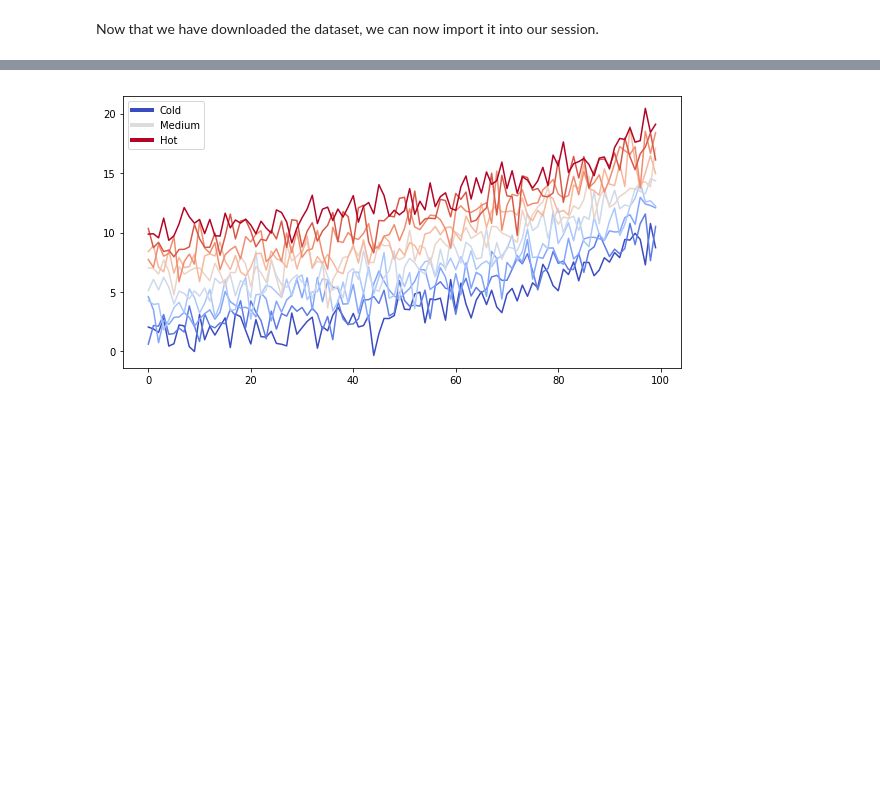
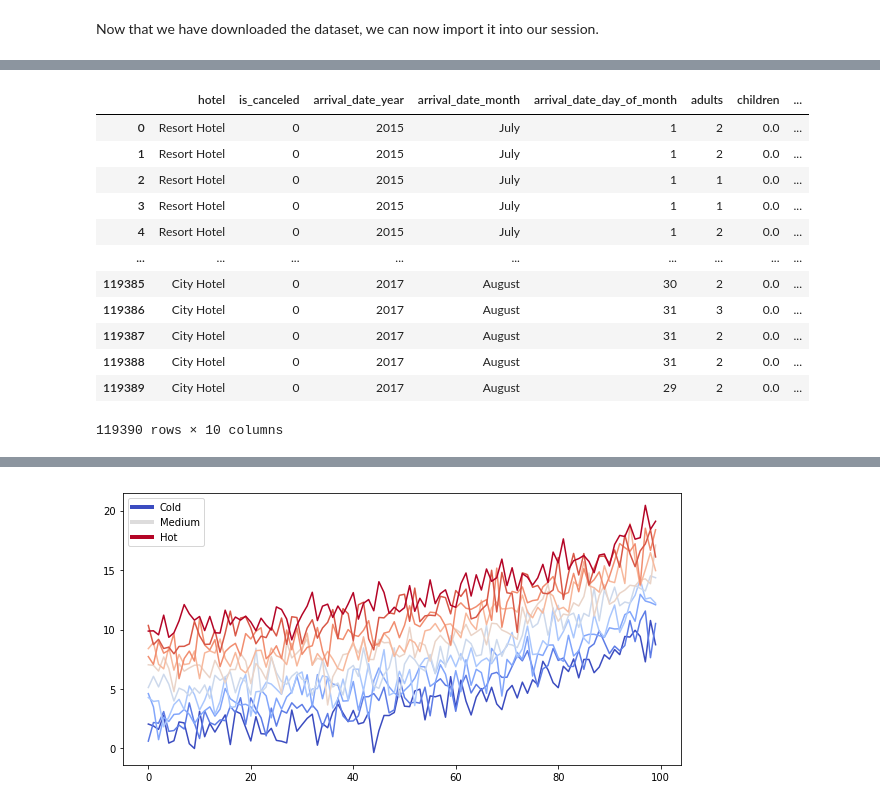
Before and after one commit to avisionh/analysis-structuralbreak, a Jupyter notebook: docs/content/features/01_data.ipynb, the cells around one changed output, grey strips where cells are left out. Drawn from its saved outputs; the diff is of its cells as text; code cells hidden in the pictures; blank space fills up the shorter version.

Commit message:
feat: Separate wrangling from data intro
Also add hotel image.

```diff
--- a/docs/content/features/notebooks.ipynb
+++ b/docs/content/features/01_data.ipynb
@@ -138,3 +69,23 @@ data_join
+# %%
+# import data
+data_hotel = pd.read_csv(filepath_or_buffer = '../../_data/hotel_bookings.csv.zip')
+data_hotel = data_hotel.loc[:,['hotel', 'is_canceled', 'arrival_date_year', 'arrival_date_month', 'arrival_date_day_of_month',
+                               'adults', 'children', 'babies', 'country', 'adr']]
+data_hotel
+# %% [output]
+|  | hotel | is_canceled | arrival_date_year | arrival_date_month | arrival_date_day_of_month | adults | children | ... |
+| 0 | Resort Hotel | 0 | 2015 | July | 1 | 2 | 0.0 | ... |
+| 1 | Resort Hotel | 0 | 2015 | July | 1 | 2 | 0.0 | ... |
+| 2 | Resort Hotel | 0 | 2015 | July | 1 | 1 | 0.0 | ... |
+| 3 | Resort Hotel | 0 | 2015 | July | 1 | 1 | 0.0 | ... |
+| 4 | Resort Hotel | 0 | 2015 | July | 1 | 2 | 0.0 | ... |
+| ... | ... | ... | ... | ... | ... | ... | ... | ... |
+| 119385 | City Hotel | 0 | 2017 | August | 30 | 2 | 0.0 | ... |
+| 119386 | City Hotel | 0 | 2017 | August | 31 | 3 | 0.0 | ... |
+| 119387 | City Hotel | 0 | 2017 | August | 31 | 2 | 0.0 | ... |
+| 119388 | City Hotel | 0 | 2017 | August | 31 | 2 | 0.0 | ... |
+| 119389 | City Hotel | 0 | 2017 | August | 29 | 2 | 0.0 | ... |
+119390 rows × 10 columns
 # %% [markdown]
 ## Markdown + notebooks
 
```
Also changed, not shown: parts of 3 cells of this notebook, 3 other files.
